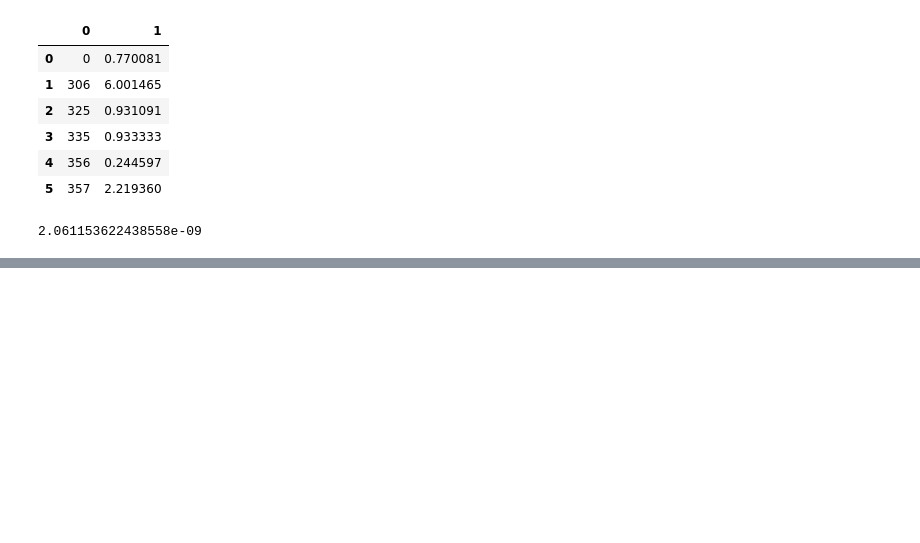
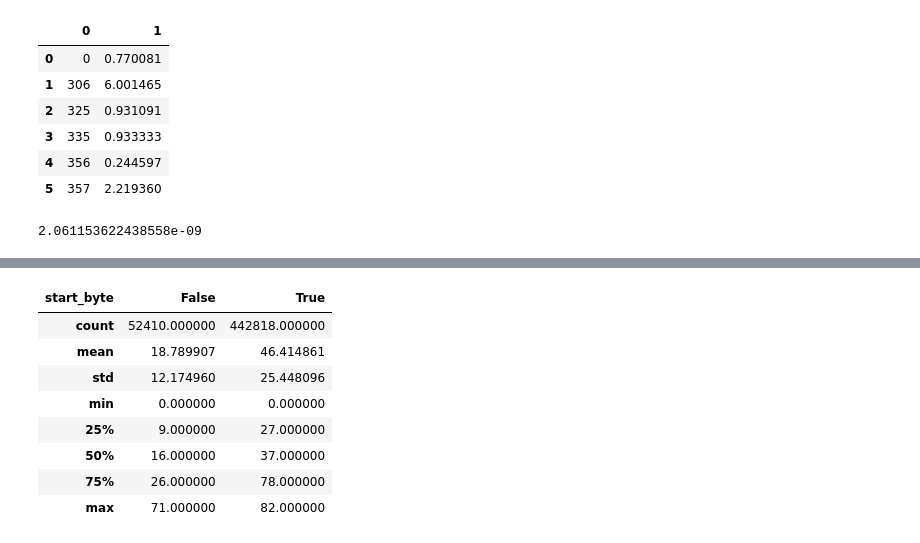
Before and after one commit to dzorlu/natural_questions, a Jupyter notebook: dev_notebook.ipynb, the cells around one changed output, grey strips where cells are left out. Cells and saved outputs as stored; diff of their text form; code cells hidden in the pictures; blank space fills up the shorter version.

```diff
--- a/dev_notebook.ipynb
+++ b/dev_notebook.ipynb
@@ -638,0 +635,12 @@ from tabulate import tabulate
+# %%
+pred.groupby(pred['start_byte'] == 0)['score'].describe().T
+# %% [output]
+| start_byte | False | True |
+| count | 52410.000000 | 442818.000000 |
+| mean | 18.789907 | 46.414861 |
+| std | 12.174960 | 25.448096 |
+| min | 0.000000 | 0.000000 |
+| 25% | 9.000000 | 27.000000 |
+| 50% | 16.000000 | 37.000000 |
+| 75% | 26.000000 | 78.000000 |
+| max | 71.000000 | 82.000000 |
```
Also changed, not shown: parts of 23 cells of this notebook, 2 other files.
